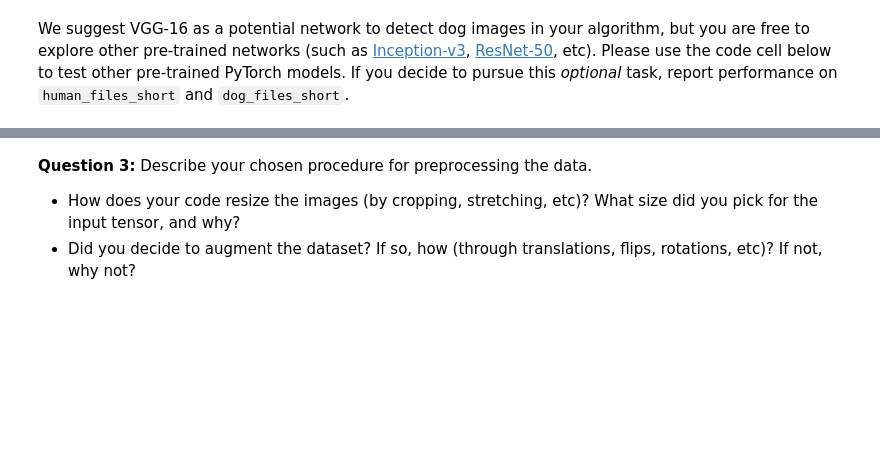
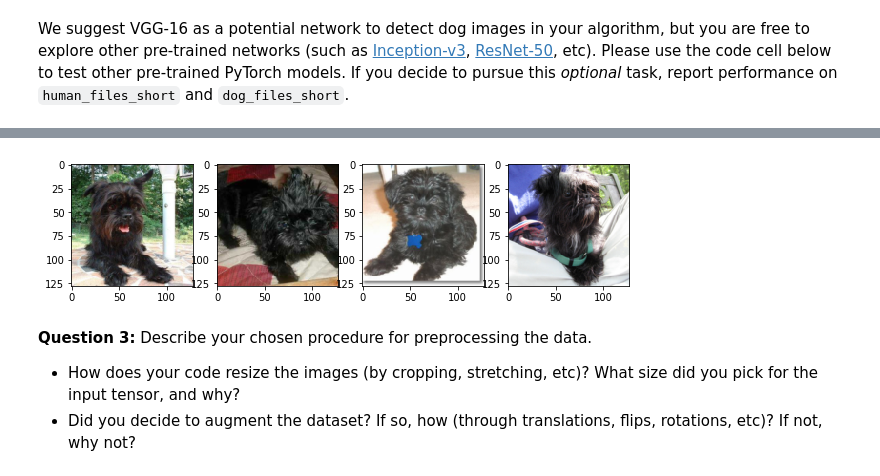
Before and after one commit to petersiemen/dog-breed-classifier, a Jupyter notebook: dog-breed-classifier/dog_app.ipynb, the cells around one changed output, grey strips where cells are left out. Cells and saved outputs as stored; diff of their text form; code cells hidden in the pictures; blank space fills up the shorter version.

```diff
--- a/dog-breed-classifier/dog_app.ipynb
+++ b/dog-breed-classifier/dog_app.ipynb
@@ -305,3 +311,54 @@ from torchvision import datasets
+# %%
+import os
+from PIL import ImageFile
+ImageFile.LOAD_TRUNCATED_IMAGES = True
+
+
+### TODO: Write data loaders for training, validation, and test sets
+## Specify appropriate transforms, and batch_sizes
+from torchvision import datasets, transforms
+import torch
+import matplotlib.pyplot as plt
+
+size = 128
+cropped_size = 128
+
+train_transforms = transforms.Compose([
+    transforms.Resize(size),
+    transforms.CenterCrop(size),
+    transforms.ToTensor()])
+
+test_transforms = transforms.Compose([transforms.Resize(size),
+                                      transforms.CenterCrop(size),
+                                      transforms.ToTensor()])
+
+# data_dir = "./dogImages"
+data_dir = "./dogImagesSample"
+# Pass transforms in here, then run the next cell to see how the transforms look
+train_data = datasets.ImageFolder(data_dir + '/train', transform=train_transforms)
+test_data = datasets.ImageFolder(data_dir + '/test', transform=test_transforms)
+valid_data = datasets.ImageFolder(data_dir + '/valid', transform=test_transforms)
+
+trainloader = torch.utils.data.DataLoader(train_data, batch_size=64)
+testloader = torch.utils.data.DataLoader(test_data, batch_size=64)
+validloader = torch.utils.data.DataLoader(valid_data, batch_size=64)
+
+data_iter = iter(trainloader)
+
+images, labels = next(data_iter)
+fig, axes = plt.subplots(figsize=(10, 4), ncols=4)
+for ii in range(4):
+    ax = axes[ii]
+    ax.imshow(images[ii].numpy().transpose((1, 2, 0)))
+
+plt.show()
+
+loaders_scratch = dict()
+loaders_scratch['train'] = trainloader
+loaders_scratch['test'] = testloader
+loaders_scratch['valid'] = validloader
+# %% [output]
+[figure, added]
 # %% [markdown]
 **Question 3:** Describe your chosen procedure for preprocessing the data.
 - How does your code resize the images (by cropping, stretching, etc)?  What size did you pick for the input tensor, and why?
```
Also changed, not shown: parts of 11 cells of this notebook, 5 other files.
